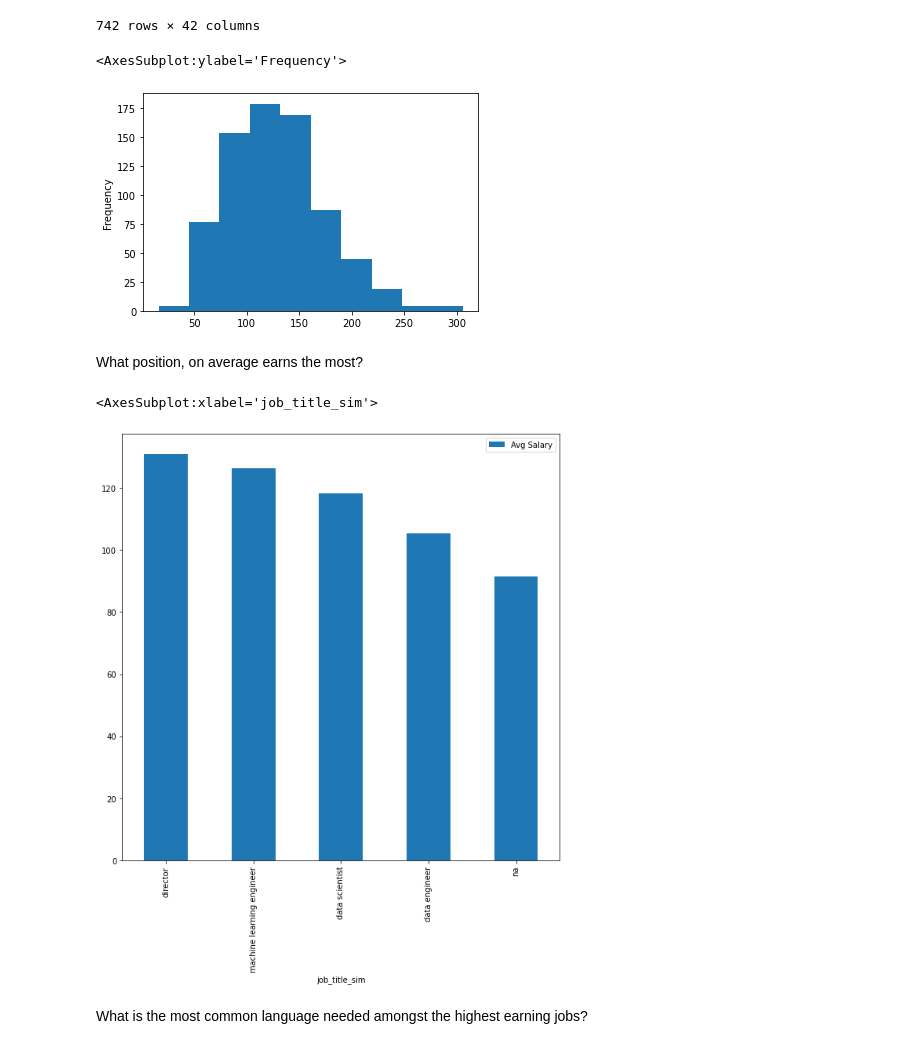
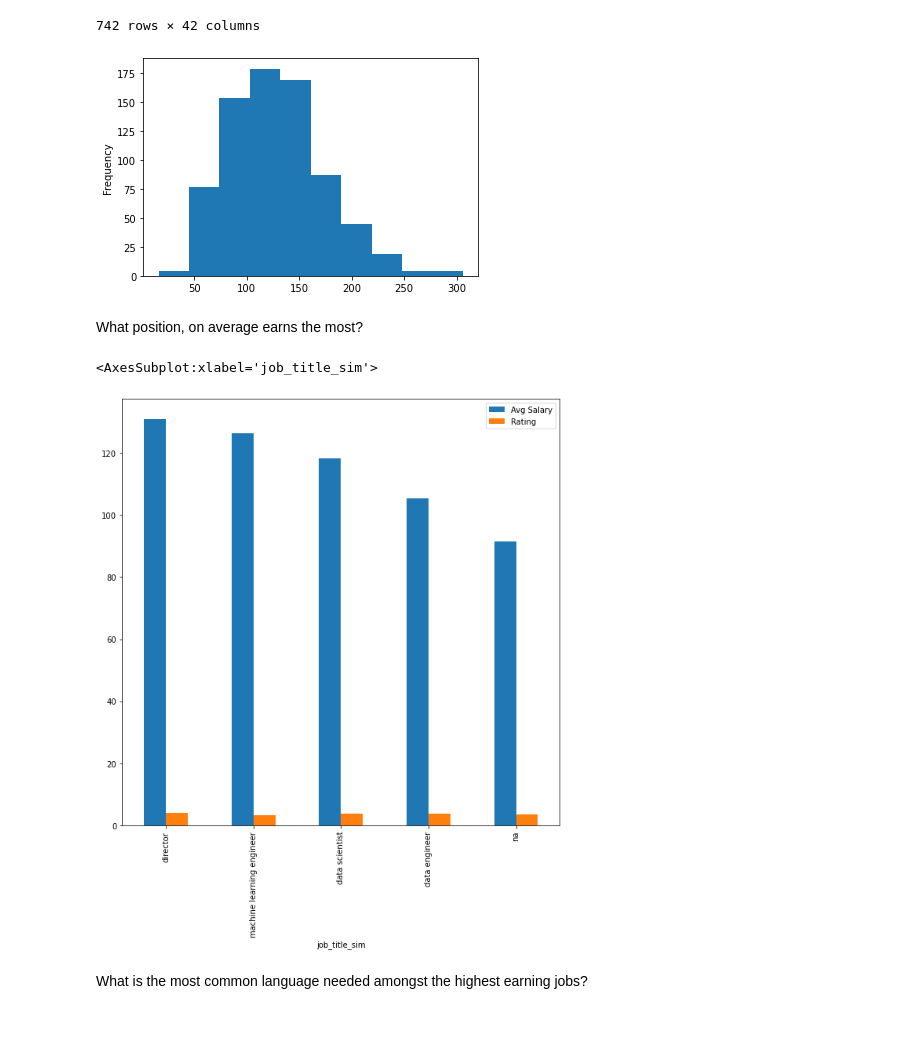
Before and after one commit to panydulce/cs103a-cpa01, a Jupyter notebook: cs103-cpa01.ipynb, the cells around one changed output. Saved outputs shown, nothing was run; the diff lists cells and outputs as text; code cells hidden in the pictures.

Commit message:
update jlab with graphs and discussion

```diff
--- a/cs103-cpa01.ipynb
+++ b/cs103-cpa01.ipynb
@@ -36,16 +36,17 @@ df
 # %%
 df["Upper Salary"].plot(kind ='hist', x = 'job_title_sim')
+xlabel = "age"
 # %% [output]
-<AxesSubplot:ylabel='Frequency'>
 [figure]
 # %% [markdown]
 What position, on average earns the most?
 # %%
-pivot = pd.pivot_table(df, values = ["Avg Salary", "Job Location"], index = ['job_title_sim'])
-z = pivot.sort_values(by="Avg Salary", ascending = False).head(5)
-z.plot.bar(figsize = (10,10))
+pivot = pd.pivot_table(df, values = ["Avg Salary", "Rating"], index = ['job_title_sim'])
+pivot
+salPerPos = pivot.sort_values(by="Avg Salary", ascending = False).head(5)
+salPerPos.plot.bar(figsize = (10,10))
 # %% [output]
 <AxesSubplot:xlabel='job_title_sim'>
-[figure, old version]
+[figure, new version]
 # %% [markdown]
 What is the most common language needed amongst the highest earning jobs?
```
Also changed, not shown: parts of 9 cells of this notebook.
